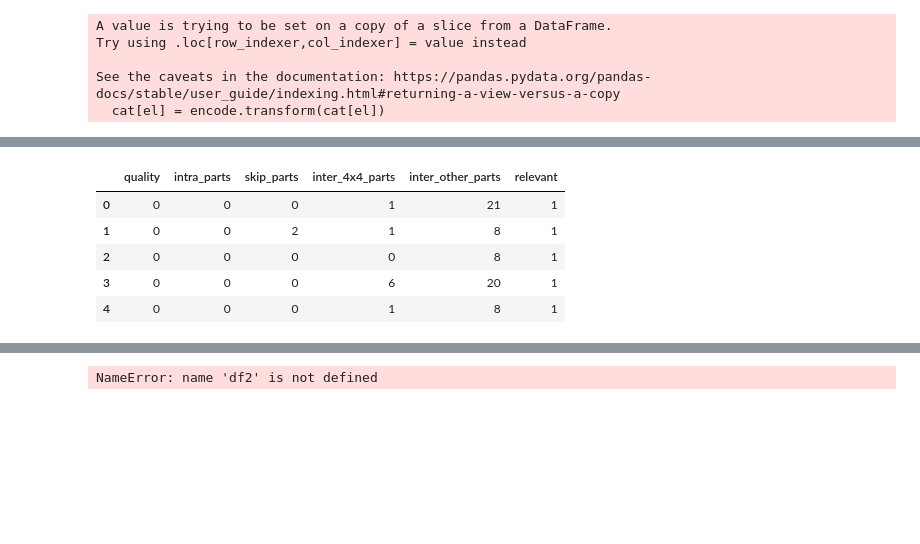
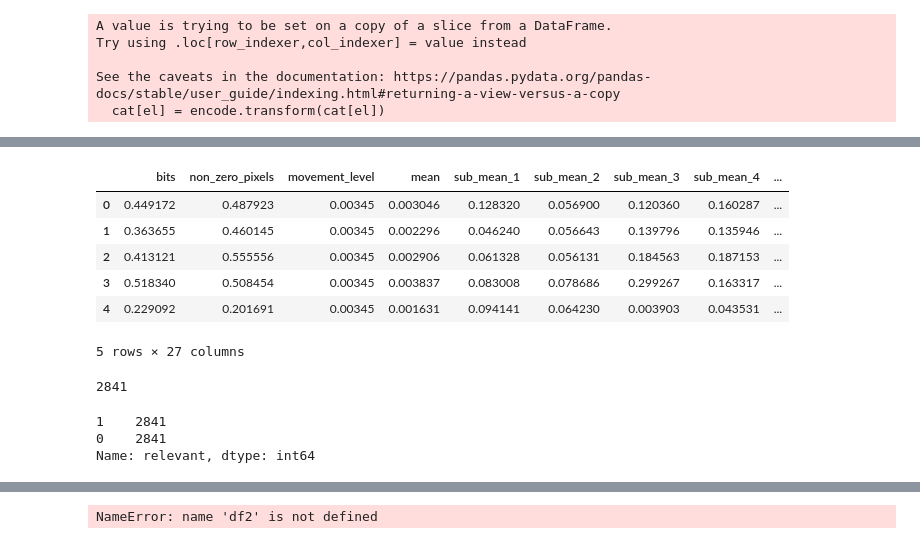
Before and after one commit to ostapkharysh/ColonoscopyDetection, a Jupyter notebook: DataDescription.ipynb, the cells around one changed output, grey strips where cells are left out. Saved outputs shown, nothing was run; the diff lists cells and outputs as text; code cells hidden in the pictures; blank space fills up the shorter version.

```diff
--- a/DataDescription.ipynb
+++ b/DataDescription.ipynb
@@ -390,19 +382,21 @@ cat.head()
 # hotcat = pd.DataFrame(hot.fit_transform(cat[['frame_width', 'frame_height']]))
 # cat = pd.concat([cat, hotcat], axis=1)
 # cat = cat.drop(['frame_width', 'frame_height'], axis=1)
-# %%
-cat.head()
-# %% [output]
-|  | quality | intra_parts | skip_parts | inter_4x4_parts | inter_other_parts | relevant |
-| 0 | 0 | 0 | 0 | 1 | 21 | 1 |
-| 1 | 0 | 0 | 2 | 1 | 8 | 1 |
-| 2 | 0 | 0 | 0 | 0 | 8 | 1 |
-| 3 | 0 | 0 | 0 | 6 | 20 | 1 |
-| 4 | 0 | 0 | 0 | 1 | 8 | 1 |
 # %%
 # First version
 # %%
 df = pd.concat([cont, cat], axis=1)
 # %%
 df.head()
-df.to_csv("tryMe.csv")
+# %% [output]
+|  | bits | non_zero_pixels | movement_level | mean | sub_mean_1 | sub_mean_2 | sub_mean_3 | sub_mean_4 | ... |
+| 0 | 0.449172 | 0.487923 | 0.00345 | 0.003046 | 0.128320 | 0.056900 | 0.120360 | 0.160287 | ... |
+| 1 | 0.363655 | 0.460145 | 0.00345 | 0.002296 | 0.046240 | 0.056643 | 0.139796 | 0.135946 | ... |
+| 2 | 0.413121 | 0.555556 | 0.00345 | 0.002906 | 0.061328 | 0.056131 | 0.184563 | 0.187153 | ... |
+| 3 | 0.518340 | 0.508454 | 0.00345 | 0.003837 | 0.083008 | 0.078686 | 0.299267 | 0.163317 | ... |
+| 4 | 0.229092 | 0.201691 | 0.00345 | 0.001631 | 0.094141 | 0.064230 | 0.003903 | 0.043531 | ... |
+5 rows × 27 columns
+# %%
+df['relevant'].value_counts()[0]
+# %% [output]
+2841
@@ -408,0 +411,6 @@ df.to_csv("tryMe.csv")
+# %%
+fin_df['relevant'].value_counts()
+# %% [output]
+1    2841
+0    2841
+Name: relevant, dtype: int64
```
Also changed, not shown: parts of 30 cells of this notebook.
